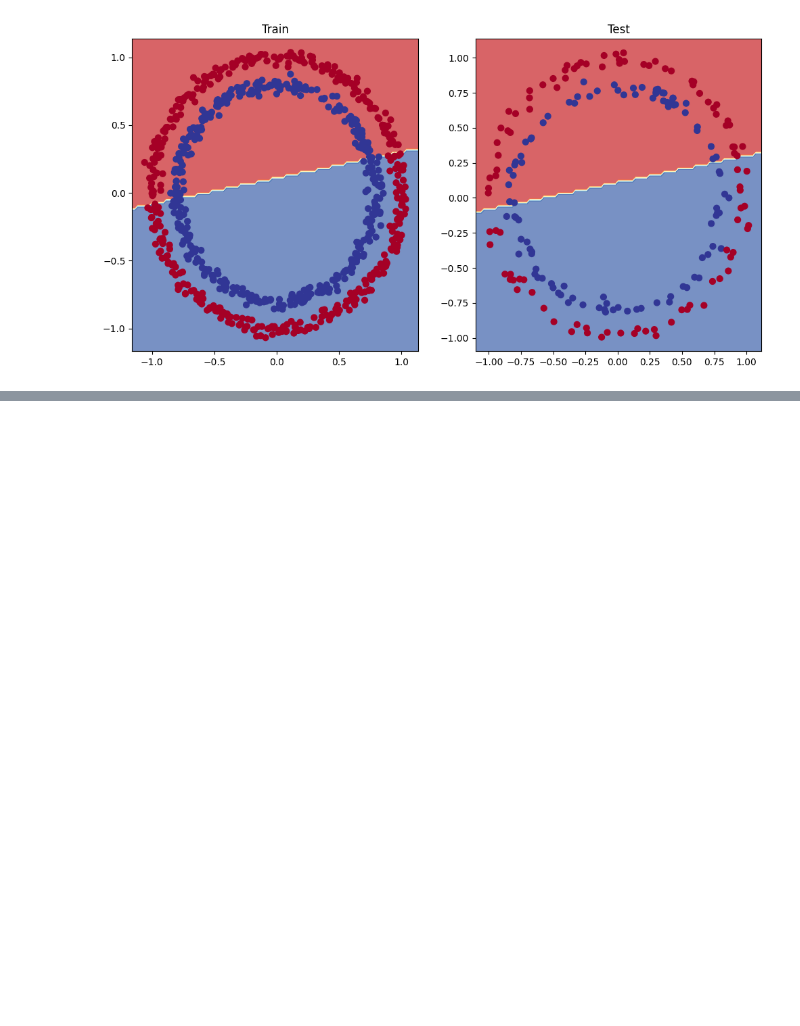
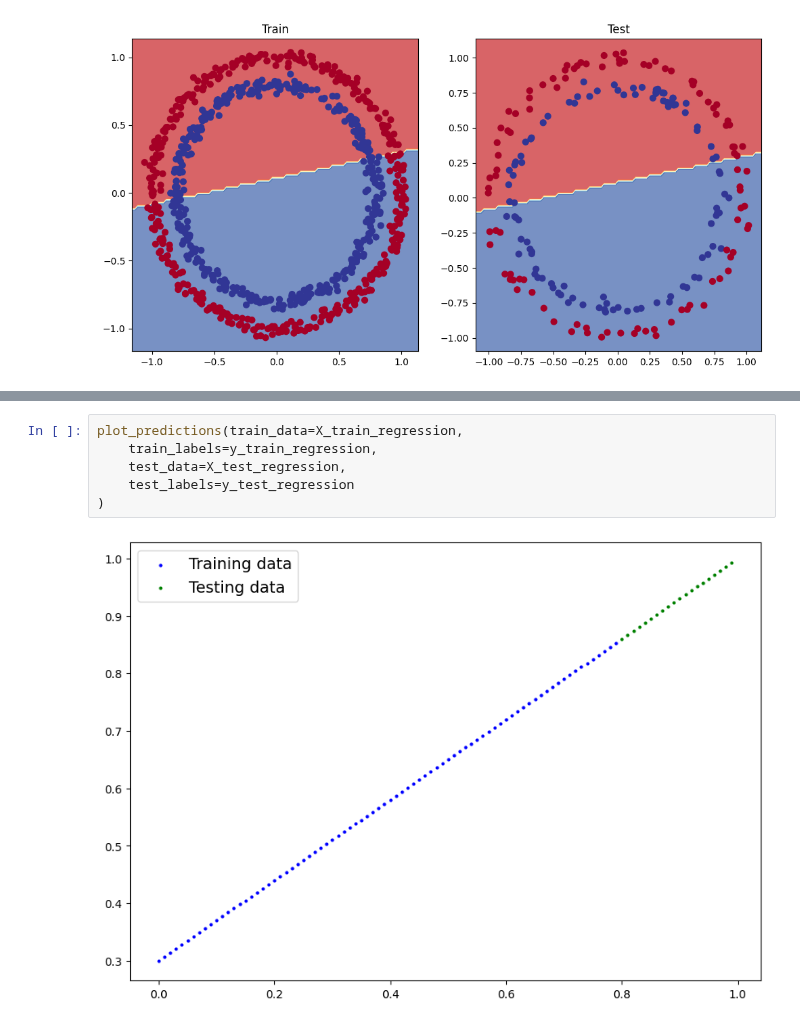
Before and after one commit to AdamStajer07/pytorchTutorial, a Jupyter notebook: 04_pytorch_tutorial.ipynb, the cells around one changed output, grey strips where cells are left out. Cells and saved outputs as stored; diff of their text form; blank space fills up the shorter version.

```diff
--- a/04_pytorch_tutorial.ipynb
+++ b/04_pytorch_tutorial.ipynb
@@ -343,0 +468,8 @@ plot_decision_boundary(model_0, X_test, y_test)
+# %%
+plot_predictions(train_data=X_train_regression,
+    train_labels=y_train_regression,
+    test_data=X_test_regression,
+    test_labels=y_test_regression
+)
+# %% [output]
+[figure, added]
```
Also changed, not shown: parts of 14 cells of this notebook.
